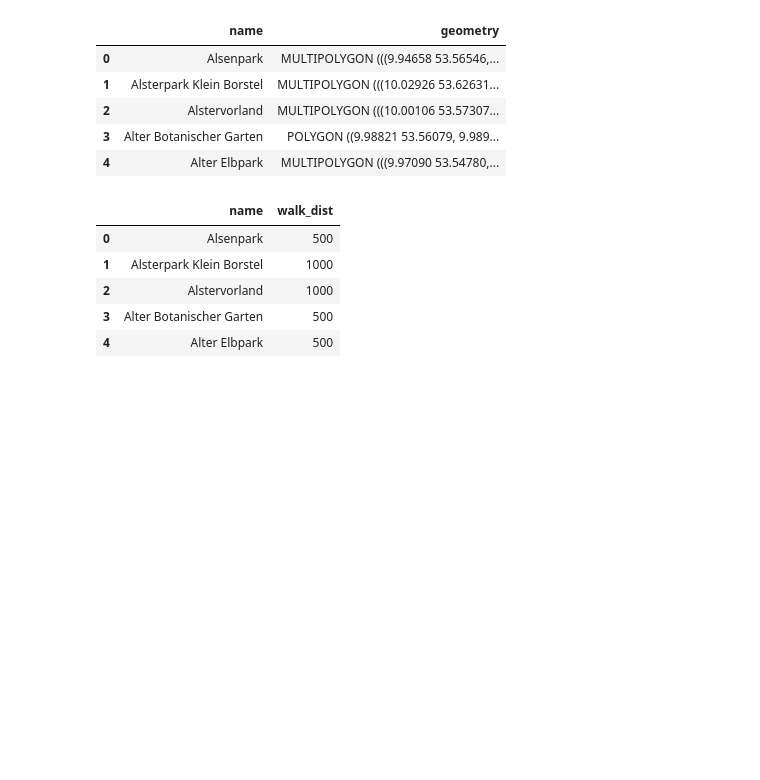
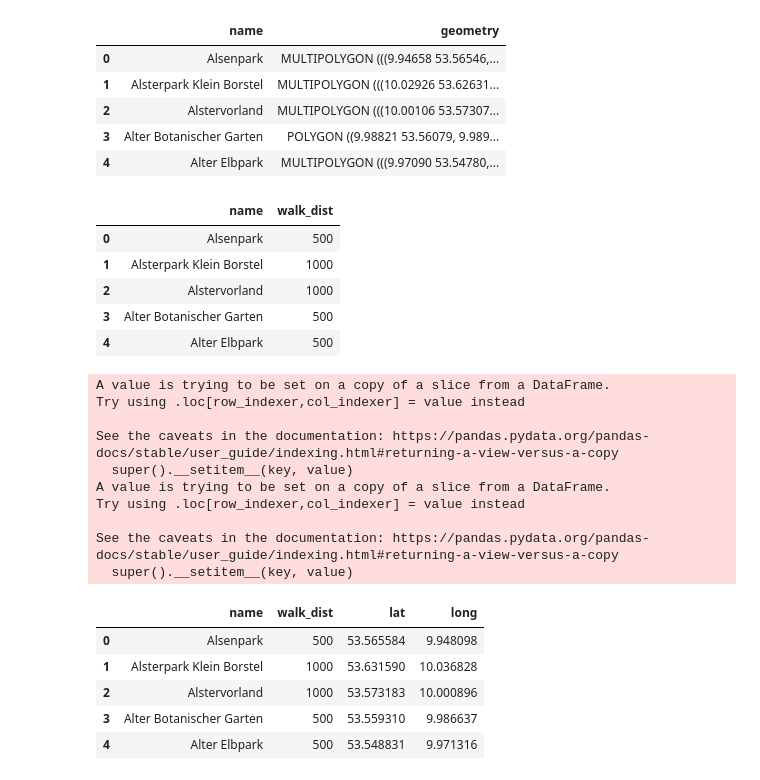
Before and after one commit to NicoLanghans/Master-Thesis, a Jupyter notebook: get_park_data/parks_dataset.ipynb, the cells around one changed output. Saved outputs shown, nothing was run; the diff lists cells and outputs as text; code cells hidden in the pictures; blank space fills up the shorter version.

```diff
--- a/get_park_data/parks_dataset.ipynb
+++ b/get_park_data/parks_dataset.ipynb
@@ -151,3 +162,26 @@ park_distances.head()
 | 2 | Alstervorland | 1000 |
 | 3 | Alter Botanischer Garten | 500 |
 | 4 | Alter Elbpark | 500 |
+# %%
+park_centroids = merged_parks_gdf[["name","centroid", "walk_dist"]]
+park_centroids['lat'] = park_centroids.centroid.y
+park_centroids['long'] = park_centroids.centroid.x
+park_centroids = park_centroids.drop(columns = 'centroid')
+park_centroids.head()
+# %% [output]
+A value is trying to be set on a copy of a slice from a DataFrame.
+Try using .loc[row_indexer,col_indexer] = value instead
+
+See the caveats in the documentation: https://pandas.pydata.org/pandas-docs/stable/user_guide/indexing.html#returning-a-view-versus-a-copy
+  super().__setitem__(key, value)
+A value is trying to be set on a copy of a slice from a DataFrame.
+Try using .loc[row_indexer,col_indexer] = value instead
+
+See the caveats in the documentation: https://pandas.pydata.org/pandas-docs/stable/user_guide/indexing.html#returning-a-view-versus-a-copy
+  super().__setitem__(key, value)
+|  | name | walk_dist | lat | long |
+| 0 | Alsenpark | 500 | 53.565584 | 9.948098 |
+| 1 | Alsterpark Klein Borstel | 1000 | 53.631590 | 10.036828 |
+| 2 | Alstervorland | 1000 | 53.573183 | 10.000896 |
+| 3 | Alter Botanischer Garten | 500 | 53.559310 | 9.986637 |
+| 4 | Alter Elbpark | 500 | 53.548831 | 9.971316 |
```
Also changed, not shown: parts of 6 cells of this notebook, 16 other files.
